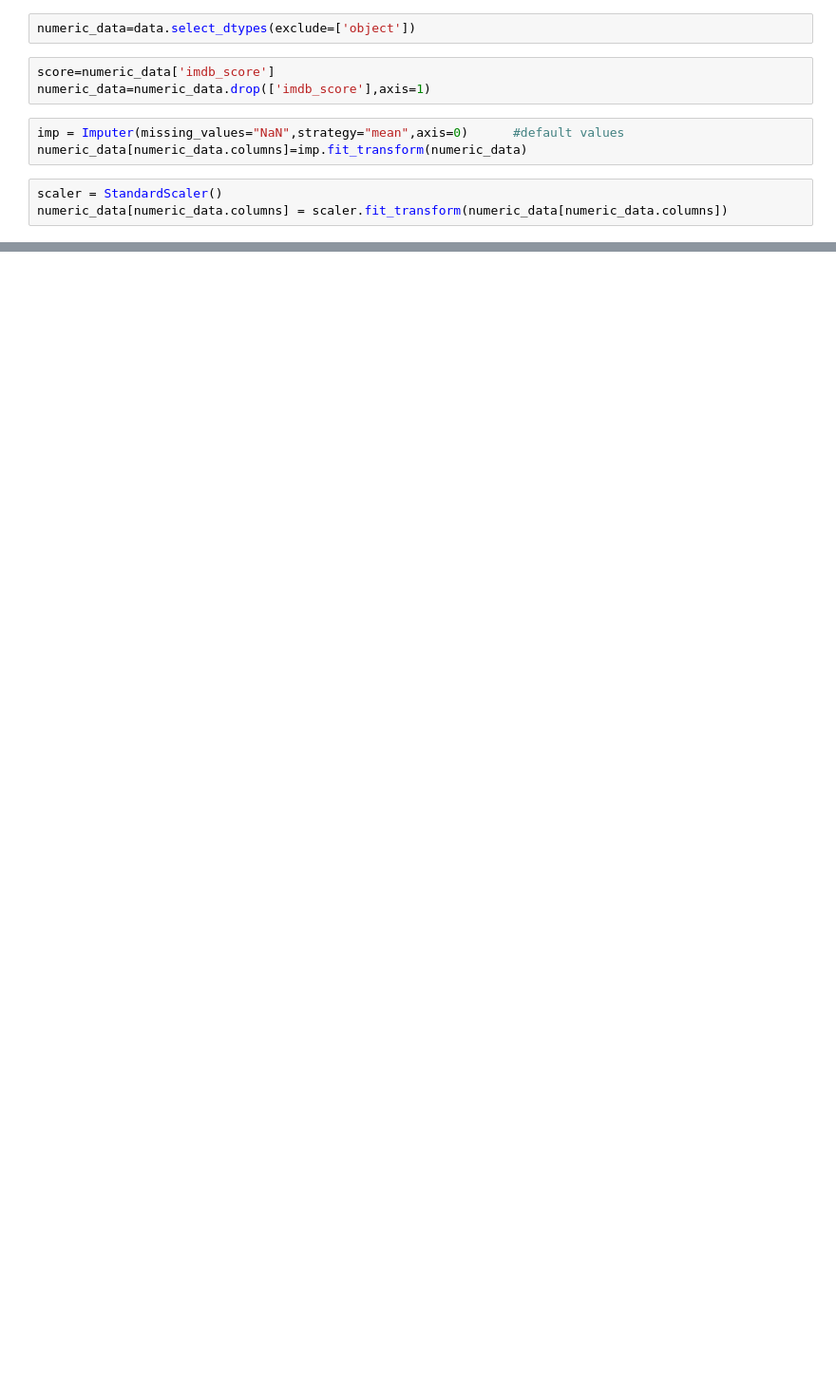
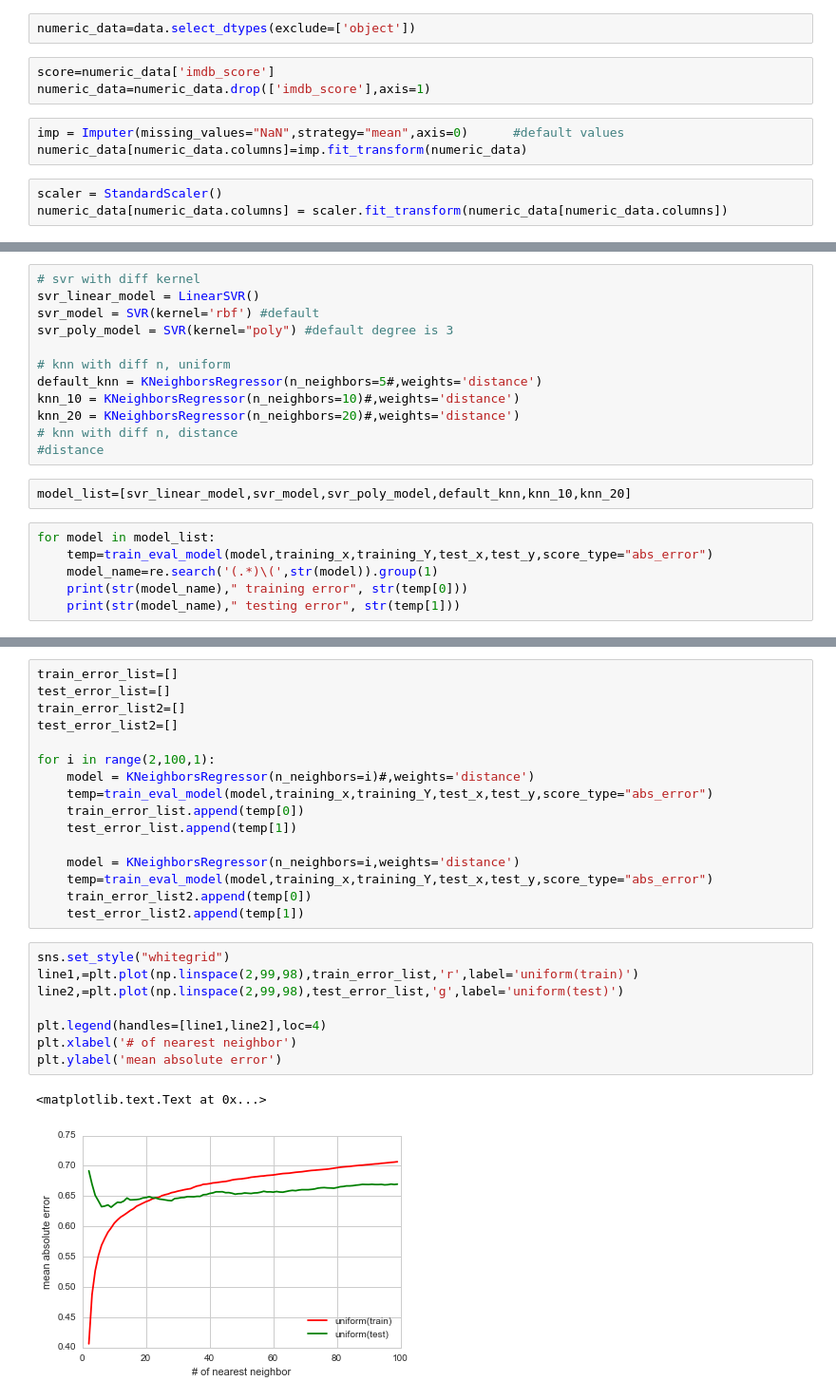
Before and after one commit to WeiyanSun/computational-optimization, a Jupyter notebook: Final project/Prediction/prediction.ipynb, the cells around one changed output, grey strips where cells are left out. Shown: that part at 95% size. Cells and saved outputs as stored; diff of their text form; blank space fills up the shorter version.

```diff
--- a/Final project/Prediction/prediction.ipynb
+++ b/Final project/Prediction/prediction.ipynb
@@ -145,0 +106,20 @@ training_score
+# %%
+# svr with diff kernel
+svr_linear_model = LinearSVR()
+svr_model = SVR(kernel='rbf') #default
+svr_poly_model = SVR(kernel="poly") #default degree is 3
+
+# knn with diff n, uniform
+default_knn = KNeighborsRegressor(n_neighbors=5#,weights='distance')
+knn_10 = KNeighborsRegressor(n_neighbors=10)#,weights='distance')
+knn_20 = KNeighborsRegressor(n_neighbors=20)#,weights='distance')
+# knn with diff n, distance
+#distance
+# %%
+model_list=[svr_linear_model,svr_model,svr_poly_model,default_knn,knn_10,knn_20]
+# %%
+for model in model_list:
+    temp=train_eval_model(model,training_x,training_Y,test_x,test_y,score_type="abs_error")
+    model_name=re.search('(.*)\(',str(model)).group(1)
+    print(str(model_name)," training error", str(temp[0]))
+    print(str(model_name)," testing error", str(temp[1]))
@@ -145,0 +139,27 @@ training_score
+# %%
+train_error_list=[]
+test_error_list=[]
+train_error_list2=[]
+test_error_list2=[]
+
+for i in range(2,100,1):
+    model = KNeighborsRegressor(n_neighbors=i)#,weights='distance')
+    temp=train_eval_model(model,training_x,training_Y,test_x,test_y,score_type="abs_error")
+    train_error_list.append(temp[0])
+    test_error_list.append(temp[1])
+
+    model = KNeighborsRegressor(n_neighbors=i,weights='distance')
+    temp=train_eval_model(model,training_x,training_Y,test_x,test_y,score_type="abs_error")
+    train_error_list2.append(temp[0])
+    test_error_list2.append(temp[1])
+# %%
+sns.set_style("whitegrid")
+line1,=plt.plot(np.linspace(2,99,98),train_error_list,'r',label='uniform(train)')
+line2,=plt.plot(np.linspace(2,99,98),test_error_list,'g',label='uniform(test)')
+
+plt.legend(handles=[line1,line2],loc=4)
+plt.xlabel('# of nearest neighbor')
+plt.ylabel('mean absolute error')
+# %% [output]
+<matplotlib.text.Text at 0x...>
+[figure, added]
```
Also changed, not shown: parts of 28 cells of this notebook, 1 other file.
